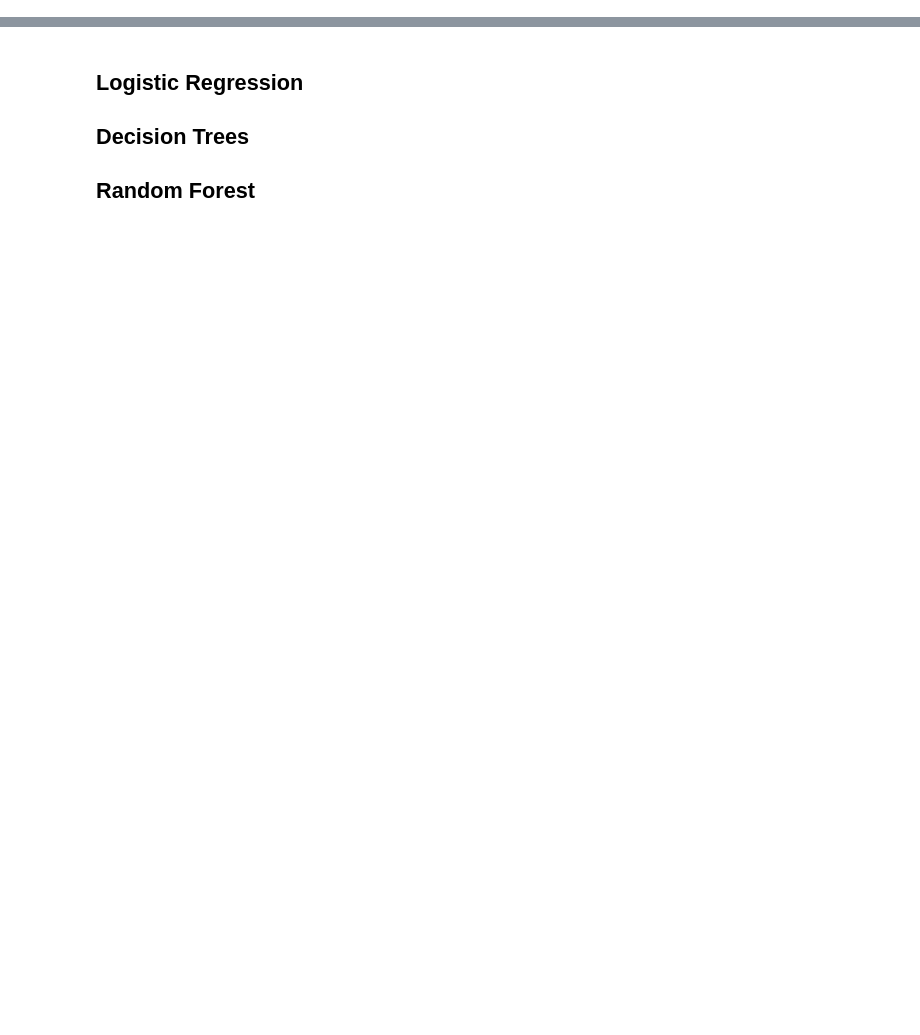
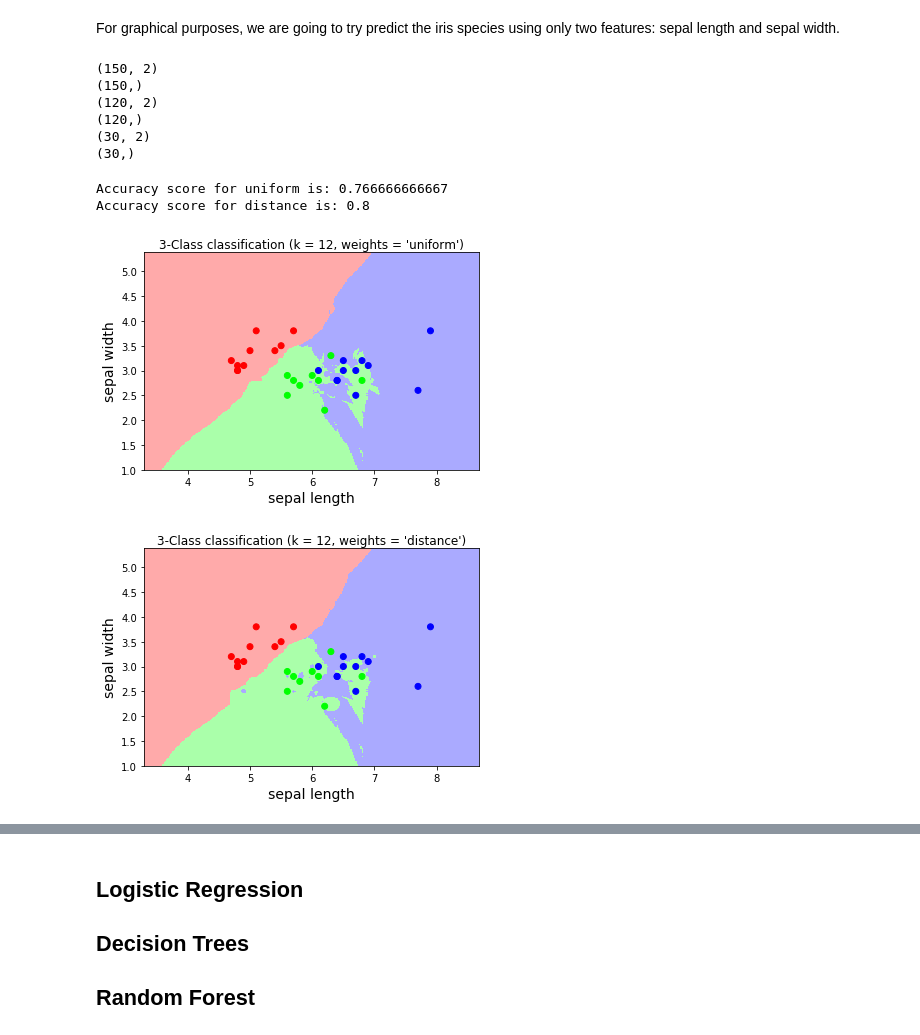
Before and after one commit to kpivert/node, a Jupyter notebook: Week_5/Classification in Python.ipynb, the cells around one changed output, grey strips where cells are left out. Cells and saved outputs as stored; diff of their text form; code cells hidden in the pictures; blank space fills up the shorter version.

```diff
--- a/Week_5/Classification in Python.ipynb
+++ b/Week_5/Classification in Python.ipynb
@@ -44,0 +87,76 @@ Let's move on to coding this!
+# %% [markdown]
+For graphical purposes, we are going to try predict the iris species using only two features: sepal length and sepal width.
+# %%
+X = iris.data[:, :2]
+y = iris.target
+print(X.shape)
+print(y.shape)
+
+# split into train and test
+X_train, X_test, y_train, y_test = train_test_split(X, y, test_size=0.2, random_state=42)
+print(X_train.shape)
+print(y_train.shape)
+print(X_test.shape)
+print(y_test.shape)
+# %% [output]
+(150, 2)
+(150,)
+(120, 2)
+(120,)
+(30, 2)
+(30,)
+# %%
+h = .02  # step size in the mesh
+
+# Create color maps
+cmap_light = ListedColormap(['#FFAAAA', '#AAFFAA', '#AAAAFF'])
+cmap_bold = ListedColormap(['#FF0000', '#00FF00', '#0000FF'])
+# %%
+from ipywidgets import interact, widgets
+from sklearn.model_selection import train_test_split
+from sklearn.metrics import accuracy_score
+# Run the following code in your terminal to make the code interactive
+#jupyter nbextension enable --py --sys-prefix widgetsnbextension
+
+def nearest_neighbors(k):
+    n_neighbors = k
+    for weights in ['uniform', 'distance']:
+        # we create an instance of Neighbours Classifier and fit the data.
+        clf = neighbors.KNeighborsClassifier(n_neighbors, weights=weights)
+
+        clf.fit(X_train, y_train)
+        pred = clf.predict(X_test)
+
+        # Plot the decision boundary. For that, we will assign a color to each
+        # point in the mesh [x_min, x_max]x[y_min, y_max].
+        x_min, x_max = X_train[:, 0].min() - 1, X_train[:, 0].max() + 1
+        y_min, y_max = X_train[:, 1].min() - 1, X_train[:, 1].max() + 1
+        xx, yy = np.meshgrid(np.arange(x_min, x_max, h),
+                             np.arange(y_min, y_max, h))
+        Z = clf.predict(np.c_[xx.ravel(), yy.ravel()])
+
+        # Put the result into a color plot
+        Z = Z.reshape(xx.shape)
+        plt.figure()
+        plt.pcolormesh(xx, yy, Z, cmap=cmap_light)
+
+        # Plot all points
+
+        plt.scatter(X_test[:, 0], X_test[:, 1], c=y_test, cmap=cmap_bold)
+        plt.xlim(xx.min(), xx.max())
+        plt.ylim(yy.min(), yy.max())
+        plt.title("3-Class classification (k = %i, weights = '%s')"
+                  % (n_neighbors, weights))
+        plt.xlabel('sepal length', fontsize=14)
+        plt.ylabel('sepal width', fontsize=14)
+        print("Accuracy score for " + weights + " is: " + str(accuracy_score(y_test, pred)))
+
+    plt.show()
+
+
+interact(nearest_neighbors, k=widgets.IntSlider(min=1,max=50,step=1,value=15))
+# %% [output]
+Accuracy score for uniform is: 0.766666666667
+Accuracy score for distance is: 0.8
+[figure, added]
+[figure, added]
```
Also changed, not shown: parts of 3 cells of this notebook, 3 other files.
